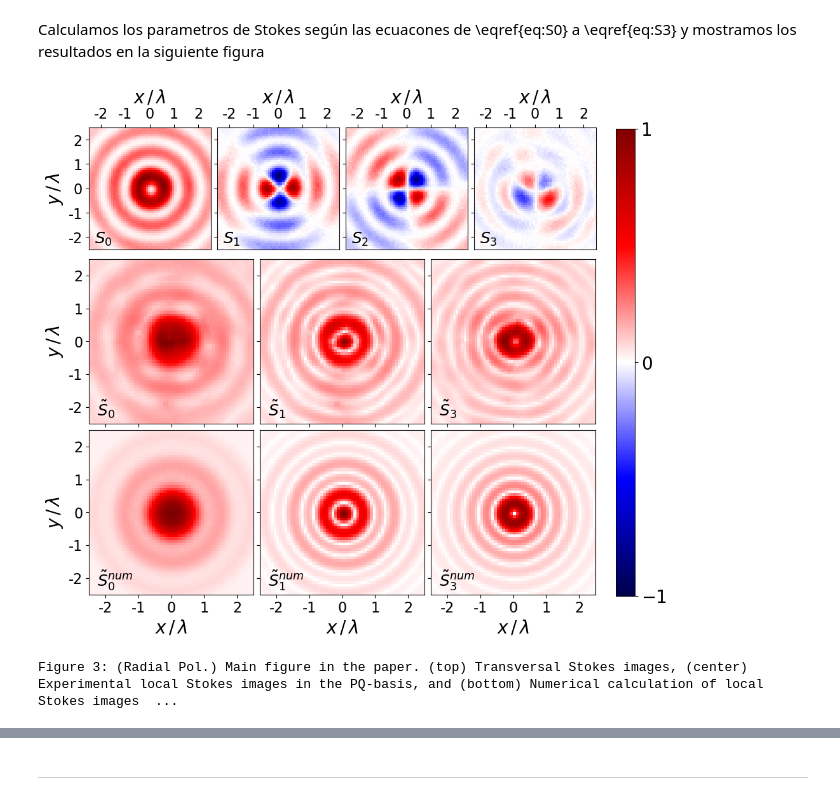
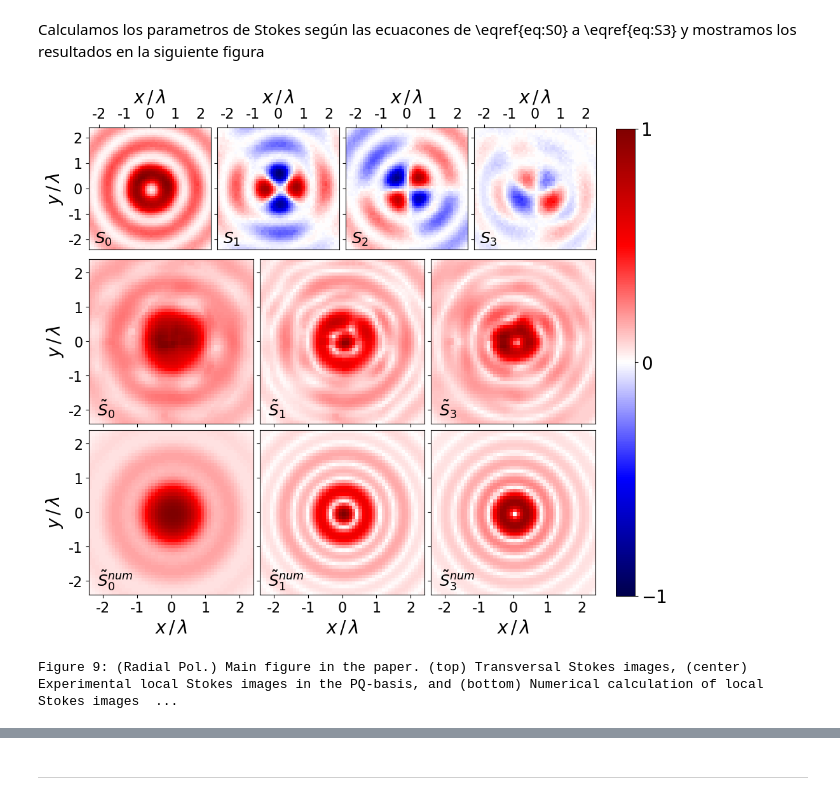
Before and after one commit to WavefrontEngUB/localStokes, a Jupyter notebook: Report.ipynb, the cells around one changed output, grey strips where cells are left out. Cells and saved outputs as stored; diff of their text form; code cells hidden in the pictures.

Commit message:
mario's and paper's versions mixed. Backing up

```diff
--- a/Report.ipynb
+++ b/Report.ipynb
@@ -387,13 +511,14 @@ fig_num = utils.plot_fields(lin_Ex, lin_Ey, lin_Ez, label="Linear",
 Calculamos los parametros de Stokes según las ecuacones de \eqref{eq:S0} a \eqref{eq:S3} y mostramos los resultados en la siguiente figura
 # %%
 lin_s = compute_3D_stokes(lin_Ex, lin_Ey, lin_Ez)
-lin_teo = utils.get_theoretical_field("linear", sigma=50, NA=0.6, lamb=lamb, verbose=verbose)
+lin_teo = utils.get_theoretical_field("linear", sigma=100, NA=0.6, lamb=lamb, verbose=verbose)
 lin_s_teo = compute_3D_stokes(lin_teo)
 
+#just for checks
 fig_num = utils.plot_fields(lin_teo[:,:,0], lin_teo[:,:,1], lin_teo[:,:,2], label="Linear",
                             lamb=lamb, pixel_size=pixel_size,
                             trim=int(100), verbose=verbose,
-                            fig_num=fig_num) if verbose else fig_num
+                            fig_num=fig_num) if verbose>1 else fig_num
 
 
 fig_num = utils.plot_3D_stokes(lin_s, lin_s_teo, label=f"Linear",
@@ -454,7 +592,7 @@ fig_num = utils.plot_raw_trans_field(rad_Ex, rad_Ey, label="Radial",
 # %% [markdown]
 Se calcula la componente longitudinal del campo en el plano focal segun \eqref{eq:Ez}
 # %%
-_, _, rad_Ez = utils.get_z_component(rad_Ex, rad_Ey, p_eff, lamb=lamb)
+_, _, rad_Ez = utils.get_z_component(-rad_Ex, rad_Ey, p_eff, lamb=lamb)
 
 # This code below is just to check raw retrieved data
 fig_num = utils.plot_raw_long_field(rad_Ez, label="Radial",
@@ -462,5 +606,5 @@ fig_num = utils.plot_raw_long_field(rad_Ez, label="Radial",
 # %%
-fig_num = utils.plot_fields(rad_Ex, rad_Ey, rad_Ez, label="Radial",
+fig_num = utils.plot_fields(rad_Ex, rad_Ey, rad_Ez, rad_trans_stokes, label="Radial",
                             lamb=lamb, pixel_size=pixel_size,
                             trim=int(170), verbose=verbose,
                             fig_num=fig_num) if verbose else fig_num
@@ -471,6 +618,7 @@ rad_s = compute_3D_stokes(rad_Ex, rad_Ey, rad_Ez)
 rad_teo = utils.get_theoretical_field("radial", sigma=100, NA=0.8, n=400, lamb=lamb, verbose=verbose)
 rad_s_teo = compute_3D_stokes(rad_teo)
 
+# just for checks
 fig_num = utils.plot_fields(rad_teo[:,:,0], rad_teo[:,:,1], rad_teo[:,:,2], label="Radial",
                             lamb=lamb, pixel_size=pixel_size,
                             trim=int(170), verbose=verbose,
@@ -479,10 +627,10 @@ fig_num = utils.plot_fields(rad_teo[:,:,0], rad_teo[:,:,1], rad_teo[:,:,2], labe
 
 fig_num = utils.plot_3D_stokes(rad_s, rad_s_teo, label=f"Radial",
                                pixel_size=pixel_size, lamb=lamb,
-                               trim=170, fig_num=fig_num) if verbose else fig_num
+                               trim=170, fig_num=fig_num) if verbose>1 else fig_num
 # %%
-fig_num = utils.plot_paper_fig(rad_trans_stokes, rad_s, rad_s_teo, trim=170, label=f"Radial",
-                               pixel_size=pixel_size, lamb=lamb, fig_num=fig_num)
+fig_num = utils.plot_paper_fig(rad_trans_stokes, rad_s, rad_s_teo, trim=175, label=f"Radial", ticks_step = 1,
+                               pixel_size=pixel_size*1.15, lamb=lamb, fig_num=fig_num)
 # %% [output]
-[figure, old version]
+[figure, new version]
-Figure 3: (Radial Pol.) Main figure in the paper. (top) Transversal Stokes images, (center) Experimental local Stokes images in the PQ-basis, and (bottom) Numerical calculation of local Stokes images  ...
+Figure 9: (Radial Pol.) Main figure in the paper. (top) Transversal Stokes images, (center) Experimental local Stokes images in the PQ-basis, and (bottom) Numerical calculation of local Stokes images  ...
```
Also changed, not shown: parts of 16 cells of this notebook, 2 other files.
